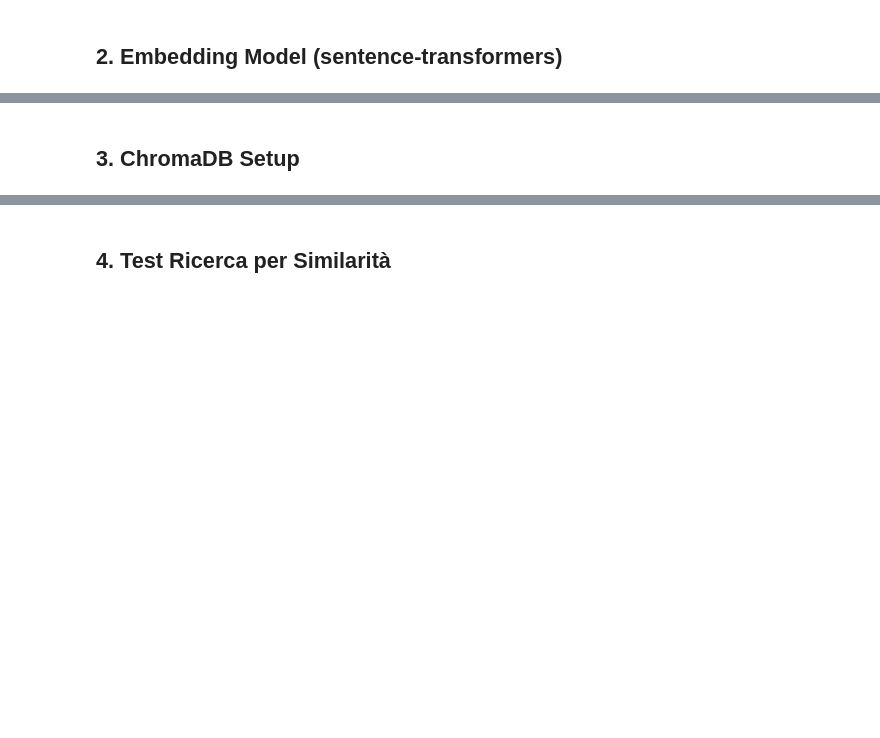
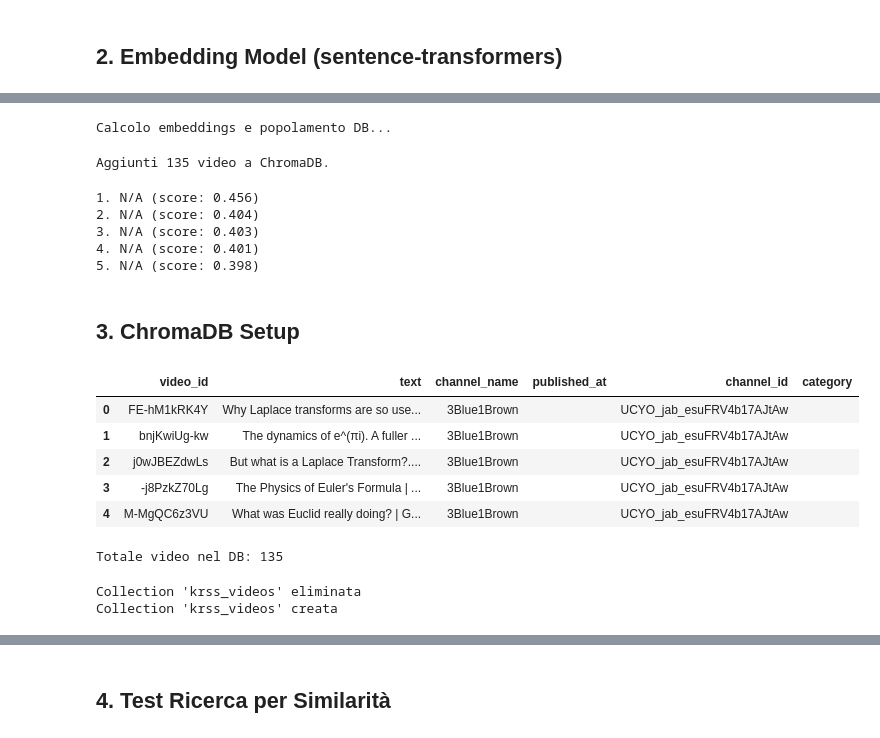
Before and after one commit to FrancescoRomeo02/K-RSS, a Jupyter notebook: notebooks/02_chromadb_setup.ipynb, the cells around one changed output, grey strips where cells are left out. Drawn from its saved outputs; the diff is of its cells as text; code cells hidden in the pictures; blank space fills up the shorter version.

```diff
--- a/notebooks/02_chromadb_setup.ipynb
+++ b/notebooks/02_chromadb_setup.ipynb
@@ -63,41 +78,52 @@ print(f"Modello caricato! Dimensione: {model.get_sentence_embedding_dimension()}
 # %%
-def prepare_text(video: dict) -> str:
-    """Combina titolo e descrizione per l'embedding."""
-    title = video.get('title', '')
-    description = video.get('description', '')[:500]
-    return f"{title}. {description}".strip()
-
-texts = [prepare_text(v) for v in videos]
-video_ids = [v.get('video_id', f'video_{i}') for i, v in enumerate(videos)]
-
-print(f"Testi preparati: {len(texts)}")
+# Calcola e salva embeddings SOLO se il DB è vuoto
+if store.collection.count() == 0:
+    print('Calcolo embeddings e popolamento DB...')
+    embedding_results = embedder.embed_videos(videos)
+    embeddings = [r.embedding for r in embedding_results if r.success]
+    valid_videos = [v for r, v in zip(embedding_results, videos) if r.success]
+    store.add_videos(valid_videos, embeddings, texts=[embedder.prepare_video_text(v) for v in valid_videos])
+    print(f'Aggiunti {len(valid_videos)} video a ChromaDB.')
+else:
+    print(f'ChromaDB già popolato con {store.collection.count()} video.')
+# %% [output]
+Calcolo embeddings e popolamento DB...
+Aggiunti 135 video a ChromaDB.
 # %%
-# Genera embeddings
-print("⏳ Generazione embeddings...")
-start_time = time.time()
-
-embeddings = model.encode(texts, show_progress_bar=True, convert_to_numpy=True)
-
-elapsed = time.time() - start_time
-print(f"\nEmbeddings generati in {elapsed:.2f}s")
-print(f"Shape: {embeddings.shape}")
+# Esempio di ricerca semantica
+query = 'machine learning tutorial'
+results = store.search(embedder.encode(query), n_results=5)
+for i, r in enumerate(results):
+    print(f'{i+1}. {r.metadata.get("title", "N/A")} (score: {r.score:.3f})')
+# %% [output]
+1. N/A (score: 0.456)
+2. N/A (score: 0.404)
+3. N/A (score: 0.403)
+4. N/A (score: 0.401)
+5. N/A (score: 0.398)
 # %% [markdown]
 ## 3. ChromaDB Setup
 # %%
-import chromadb
-
-# Percorso persistenza
-CHROMA_PATH = Path("../data/embeddings/chroma_db")
-if not CHROMA_PATH.parent.exists():
-    CHROMA_PATH = Path("/app/data/embeddings/chroma_db")
-CHROMA_PATH.mkdir(parents=True, exist_ok=True)
-
-# Inizializza client persistente
-client = chromadb.PersistentClient(path=str(CHROMA_PATH))
-print(f"ChromaDB inizializzato: {CHROMA_PATH}")
+# Esporta il DB come DataFrame per analisi
+import pandas as pd
+df = store.to_dataframe()
+display(df.head())
+print(f'Totale video nel DB: {len(df)}')
+# %% [output]
+|  | video_id | text | channel_name | published_at | channel_id | category |
+| 0 | FE-hM1kRK4Y | Why Laplace transforms are so use... | 3Blue1Brown |  | UCYO_jab_esuFRV4b17AJtAw |  |
+| 1 | bnjKwiUg-kw | The dynamics of e^(πi). A fuller ... | 3Blue1Brown |  | UCYO_jab_esuFRV4b17AJtAw |  |
+| 2 | j0wJBEZdwLs | But what is a Laplace Transform?.... | 3Blue1Brown |  | UCYO_jab_esuFRV4b17AJtAw |  |
+| 3 | -j8PzkZ70Lg | The Physics of Euler's Formula | ... | 3Blue1Brown |  | UCYO_jab_esuFRV4b17AJtAw |  |
+| 4 | M-MgQC6z3VU | What was Euclid really doing? | G... | 3Blue1Brown |  | UCYO_jab_esuFRV4b17AJtAw |  |
+Totale video nel DB: 135
 # %%
 # Crea collection
 COLLECTION_NAME = "krss_videos"
+
+# Inizializza il client ChromaDB
+from chromadb import PersistentClient
+client = PersistentClient(path=default_config.vector_store.persist_path)
 
 # Elimina se esiste (per rieseguire il notebook)
 try:
@@ -111,5 +137,8 @@ collection = client.create_collection(
     metadata={"hnsw:space": "cosine"}
 )
 print(f"Collection '{COLLECTION_NAME}' creata")
+# %% [output]
+Collection 'krss_videos' eliminata
+Collection 'krss_videos' creata
 # %%
 # Prepara metadata per ogni video
```
Also changed, not shown: parts of 8 cells of this notebook, 2 other files.
